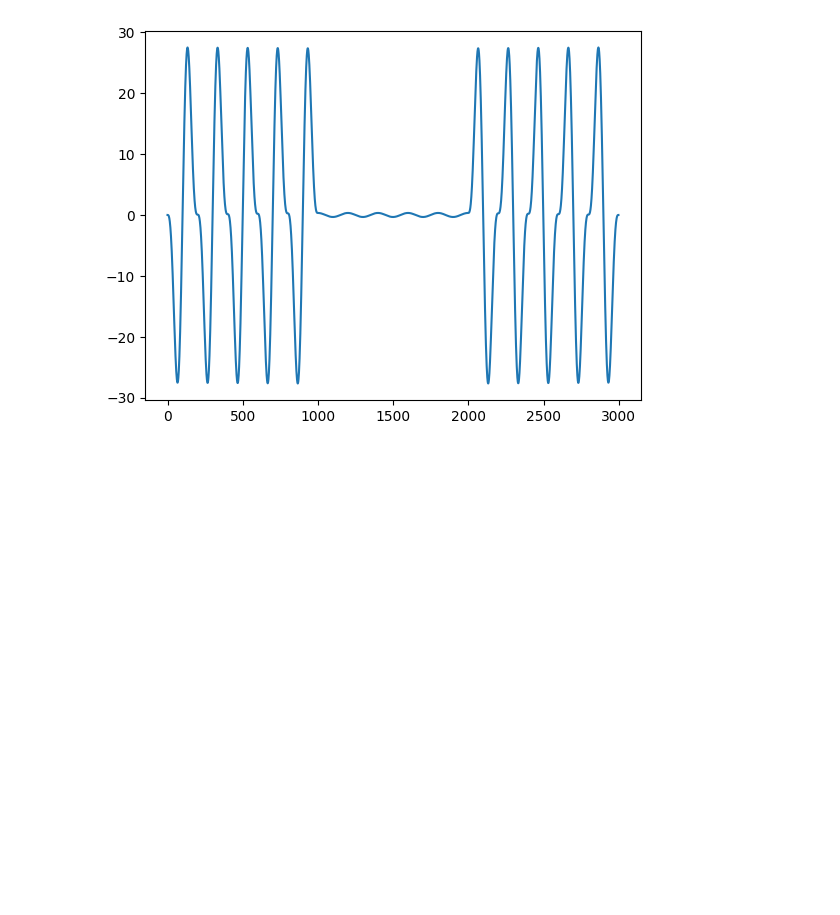
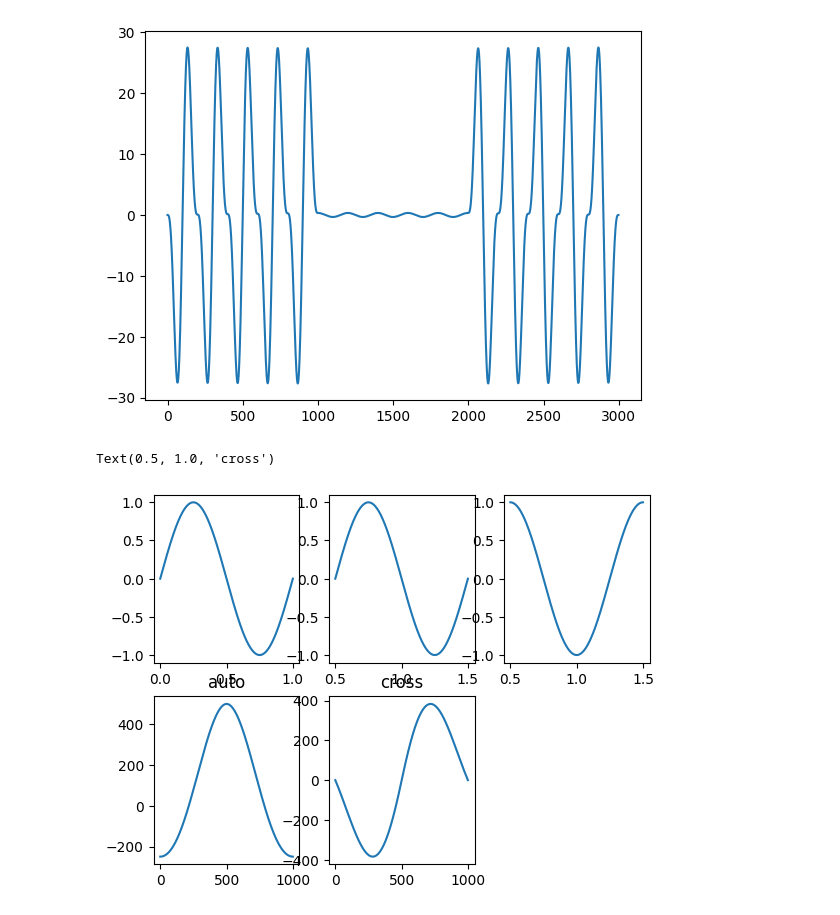
Before and after one commit to JhankarPaul/DSP-Lab4108, a Jupyter notebook: 2.1.AutoCorrelation & CrossCorrelation.ipynb, the cells around one changed output. Drawn from its saved outputs; the diff is of its cells as text; code cells hidden in the pictures; blank space fills up the shorter version.

```diff
--- a/2.1.AutoCorrelation & CrossCorrelation.ipynb
+++ b/2.1.AutoCorrelation & CrossCorrelation.ipynb
@@ -67,3 +67,32 @@ plt.plot(z)
  -2.59184204e-13  0.00000000e+00]
 [<matplotlib.lines.Line2D at 0x...>]
 [figure]
+# %%
+f=1000
+t1=np.linspace(0,1,1000)
+s1=np.sin(2*np.pi*f*t1)
+plt.subplot(2,3,1)
+plt.plot(t1,s1)
+
+t2=np.linspace(0.5,1.5,1000)
+s2=np.sin(2*np.pi*f*t2)
+plt.subplot(2,3,2)
+plt.plot(t2,s2)
+
+t3=np.linspace(0.5,1.5,1000)
+s3=np.cos(2*np.pi*f*t3)
+plt.subplot(2,3,3)
+plt.plot(t3,s3)
+
+s4=cr(s1,s2,mode='same')
+plt.subplot(2,3,4)
+plt.plot(s4)
+plt.title("auto")
+
+s5=cr(s1,s3,mode='same')
+plt.subplot(2,3,5)
+plt.plot(s5)
+plt.title("cross")
+# %% [output]
+Text(0.5, 1.0, 'cross')
+[figure, added]
```
Also changed, not shown: parts of 6 cells of this notebook, 3 other files.
